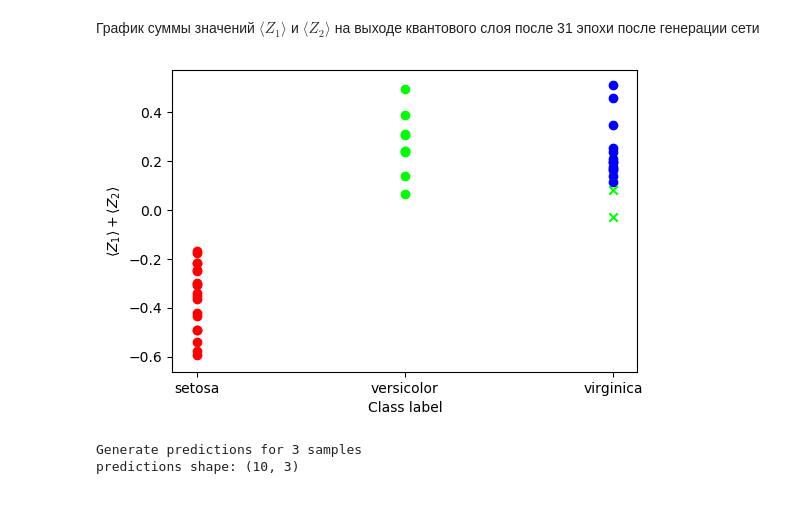
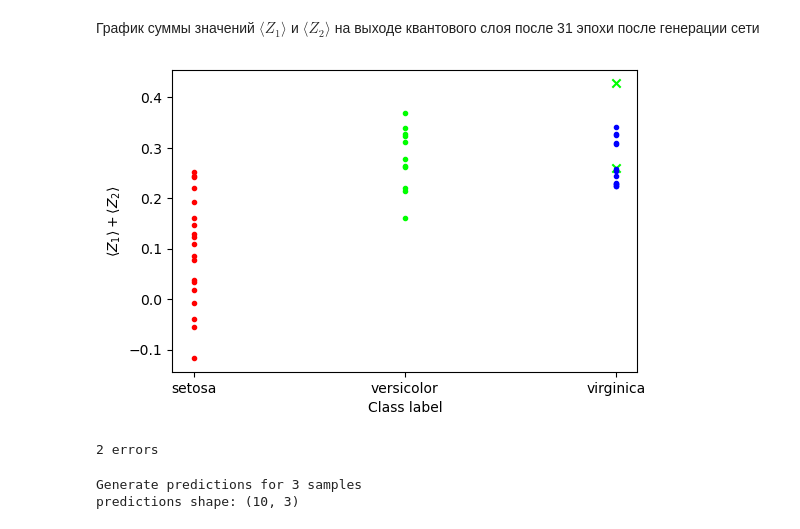
Before and after one commit to vongostev/PennyLane_Examples, a Jupyter notebook: quantum_neural_network.ipynb, the cells around one changed output. Drawn from its saved outputs; the diff is of its cells as text; code cells hidden in the pictures.

```diff
--- a/quantum_neural_network.ipynb
+++ b/quantum_neural_network.ipynb
@@ -145,7 +145,7 @@ model.add(qml.qnn.KerasLayer(qlayer, weight_shapes, output_dim=n_qubits))
 # Преобраующий слой. Конвертирует квантовые данные размерности n_qubits в классические размерности data_dimension
 model.add(tf.keras.layers.Dense(data_dimension, activation='softmax'))
 
-opt = tf.keras.optimizers.Adam(learning_rate=0.008)
+opt = tf.keras.optimizers.Adam(learning_rate=0.016)
 model.compile(loss='categorical_crossentropy', optimizer=opt, metrics=["accuracy"])
 # %%
 def print_state(dev):
@@ -190,7 +190,7 @@ predictions = model.predict(X_train)
 
 for x, y, p in zip(X_train, y_train, predictions):
     mk = 'o' if np.argmax(p) == np.argmax(y) else 'x'
-    plt.scatter(*qlayer(opt_weights, inputs=x), color=y, marker=mk)
+    plt.scatter(*qlayer(opt_weights, inputs=x), color=y.numpy(), marker=mk)
 plt.xlabel(r'$\langle Z_1\rangle$')
 plt.ylabel(r'$\langle Z_2\rangle$')
 plt.show()
@@ -199,5 +199,5 @@ plt.show()
 # %% [markdown]
 Обучаем модель
 # %%
-history = model.fit(X_train, y_train, validation_data=(X_test, y_test), epochs=30, batch_size=2, verbose=1)
+history = model.fit(X_train, y_train, validation_data=(X_test, y_test), epochs=20, batch_size=8, verbose=1)
 # %% [output]
@@ -248,7 +248,7 @@ for x, y, p in zip(X_test, y_test, predictions):
     mk = 'o' if np.argmax(p) == np.argmax(y) else 'x'
     if np.argmax(p) != np.argmax(y):
         print(np.argmax(p), np.argmax(y), p)
-    plt.scatter(*qlayer(opt_weights, inputs=x), color=y, marker=mk)
+    plt.scatter(*qlayer(opt_weights, inputs=x), color=y.numpy(), marker=mk)
 plt.xlabel(r'$\langle Z_1\rangle$')
 plt.ylabel(r'$\langle Z_2\rangle$')
 plt.show()
@@ -263,16 +261,23 @@ plt.show()
 # %%
 opt_weights = model.weights[2].numpy()
 predictions = model.predict(X_test)
+err_counter = 0
 
 for x, y, p in zip(X_test, y_test, predictions):
-    mk = 'o' if np.argmax(p) == np.argmax(y) else 'x'
-    plt.scatter(np.argmax(p), sum(qlayer(opt_weights, inputs=x)), color=y, marker=mk)
+    if np.argmax(p) == np.argmax(y):
+        mk = '.'
+    else:
+        err_counter += 1
+        mk = 'x'
+    plt.scatter(np.argmax(p), sum(qlayer(opt_weights, inputs=x)), color=y.numpy(), marker=mk)
 plt.ylabel(r'$\langle Z_1\rangle + \langle Z_2\rangle$')
 plt.xlabel('Class label')
 plt.xticks([0,1,2], ['setosa', 'versicolor', 'virginica'])
 plt.show()
+print(f'{err_counter} errors')
 # %% [output]
-[figure, old version]
+[figure, new version]
+2 errors
 # %%
 # Generate predictions (probabilities -- the output of the last layer)
 # on new data using `predict`
```
Also changed, not shown: parts of 9 cells of this notebook.
